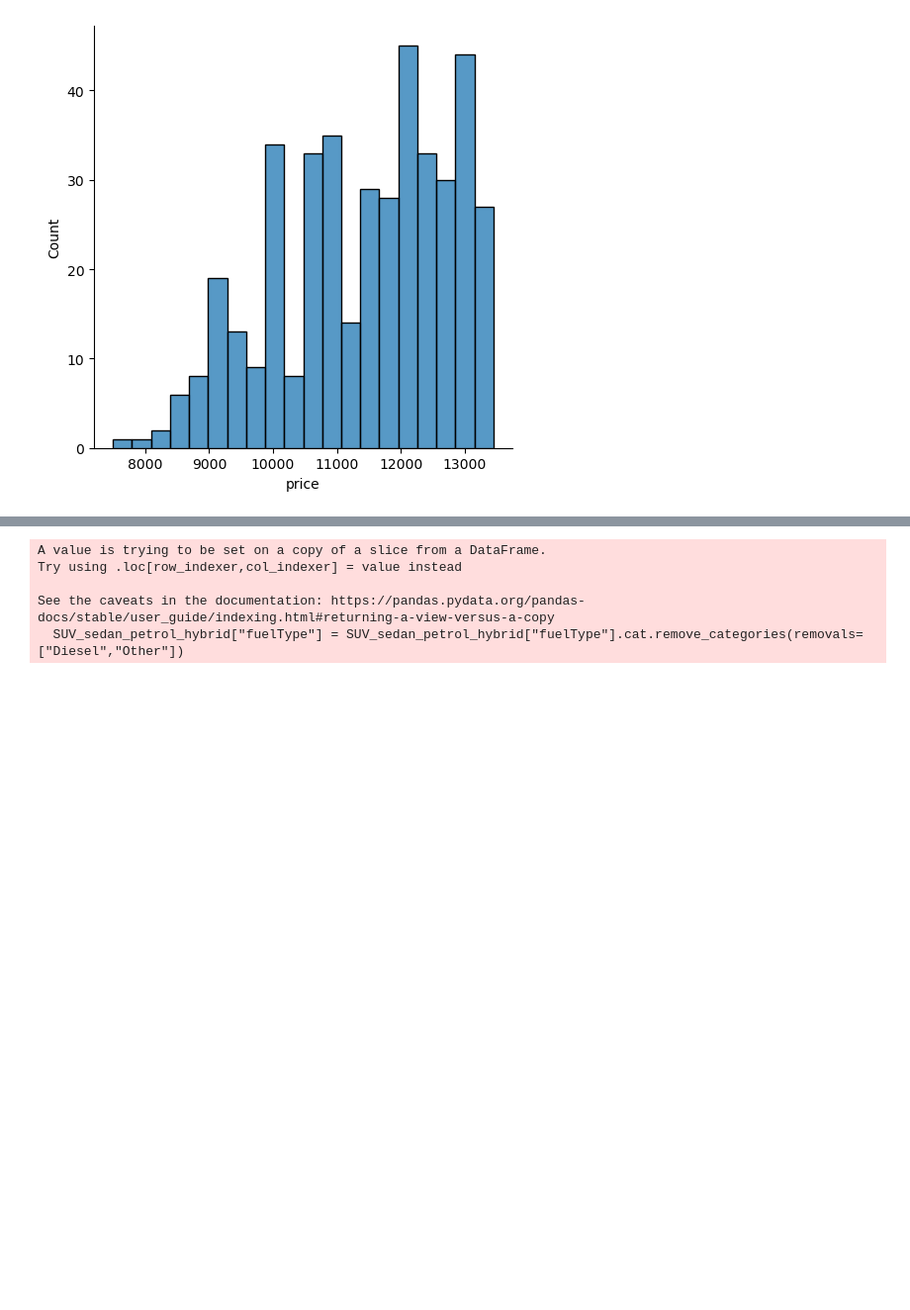
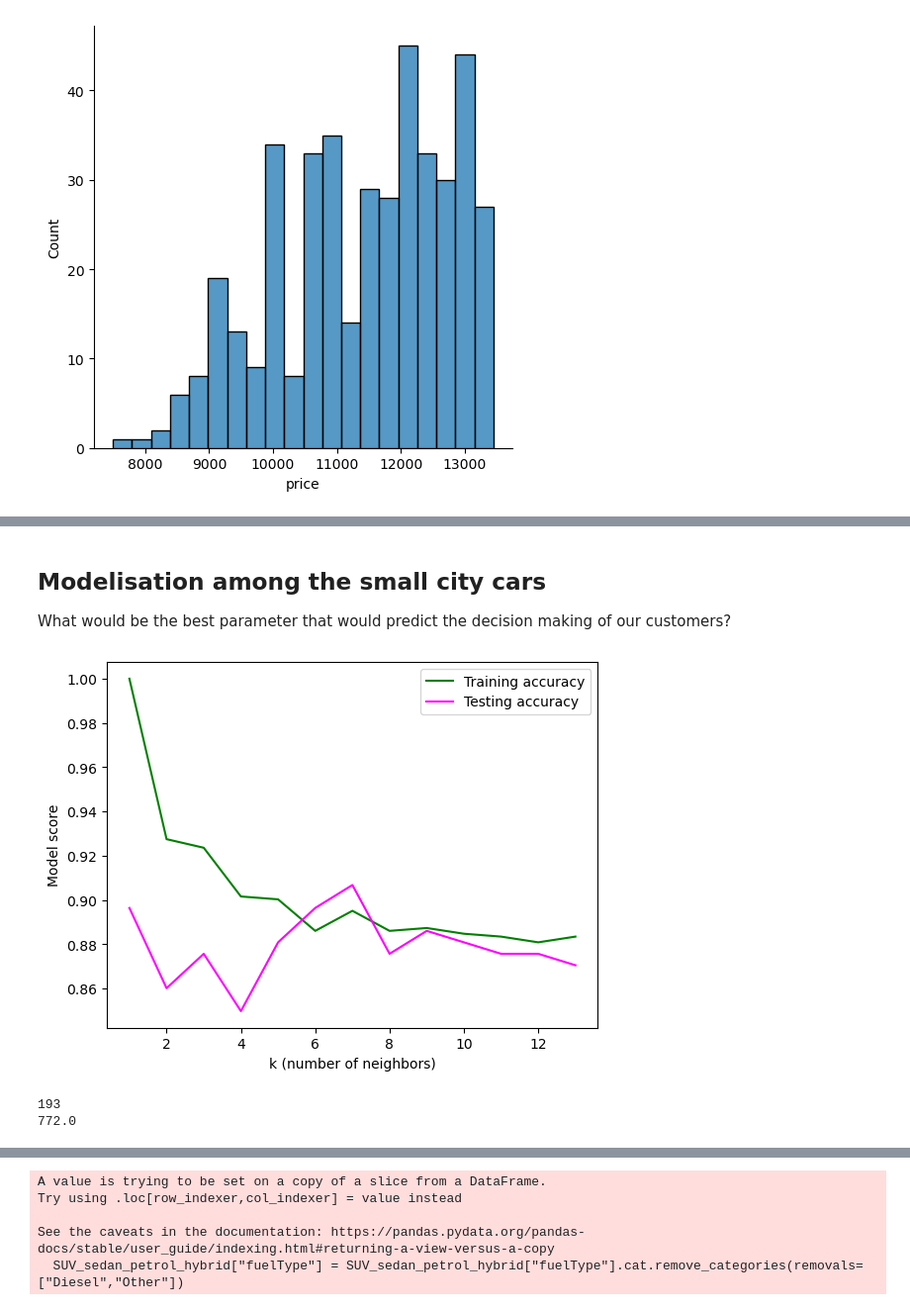
Before and after one commit to flylight-max/project-Datacamp, a Jupyter notebook: my_analysis_car_sales.ipynb, the cells around one changed output, grey strips where cells are left out. Shown at 99% size. Drawn from its saved outputs; the diff is of its cells as text; code cells hidden in the pictures; blank space fills up the shorter version.

```diff
--- a/my_analysis_car_sales.ipynb
+++ b/my_analysis_car_sales.ipynb
@@ -933,0 +958,39 @@ plt.show()
+# %% [markdown]
+## **Modelisation among the small city cars**
+What would be the best parameter that would predict the decision making of our customers?
+# %%
+# extracting dataset
+small_high_price_cars = pd.concat([small_hybrids,small_expensve_petr])
+Xsm = small_high_price_cars[["year","price","mileage","tax","mpg","engineSize"]].values
+my_petr_hybr = {'Petrol':0, 'Hybrid':1}
+small_high_price_cars["fuelCat"] = small_high_price_cars["fuelType"].cat.rename_categories(my_petr_hybr)
+small_high_price_cars["fuelCat"] = small_high_price_cars["fuelCat"].astype("int")
+y_sm = small_high_price_cars["fuelCat"].values
+
+#model complexity
+Xsm_train,Xsm_test,y_sm_train,y_sm_test = train_test_split(Xsm,y_sm,test_size = 0.2, random_state = 1984,stratify = y_sm)
+train_accuracies = {}
+test_accuracies = {}
+neighbors = np.arange(1,14)
+for neighbor in neighbors :
+    knn = KNeighborsClassifier(n_neighbors=neighbor)
+    knn.fit(Xsm_train,y_sm_train)
+    train_accuracies[neighbor] = knn.score(Xsm_train,y_sm_train)
+    test_accuracies[neighbor] = knn.score(Xsm_test,y_sm_test)
+
+fig5,ax = plt.subplots()
+ax.plot(neighbors, train_accuracies.values(), label = "Training accuracy", color = "green")
+ax.plot(neighbors, test_accuracies.values(), label = "Testing accuracy", color = "magenta")
+ax.set_xlabel("k (number of neighbors)")
+ax.set_ylabel("Model score")
+ax.legend()
+fig5.savefig("KNN_model_score_vs_k.png")
+plt.show()
+# %% [output]
+[figure, added]
+# %%
+print(len(Xsm_test))
+print(len(Xsm)*0.8)
+# %% [output]
+193
+772.0
```
Also changed, not shown: parts of 3 cells of this notebook, 2 other files.
